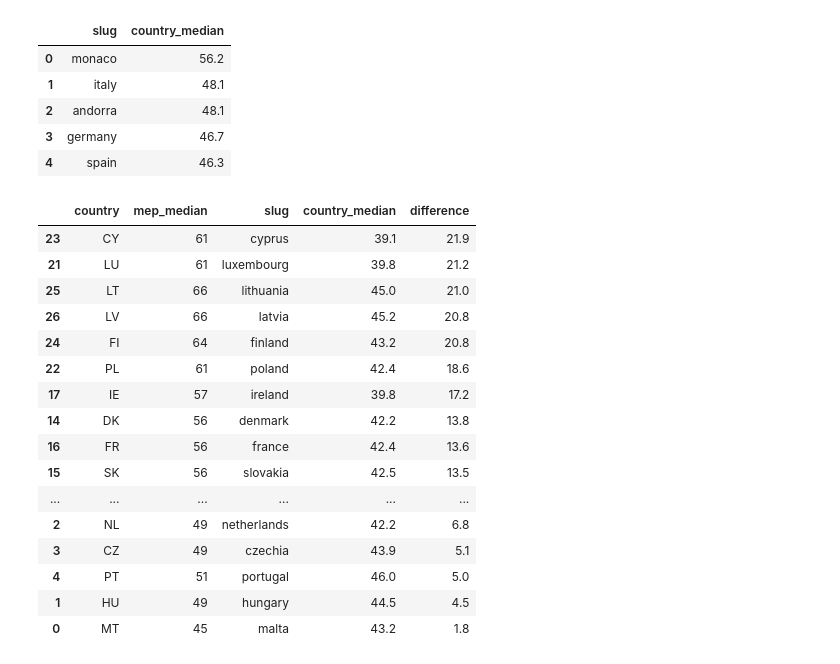
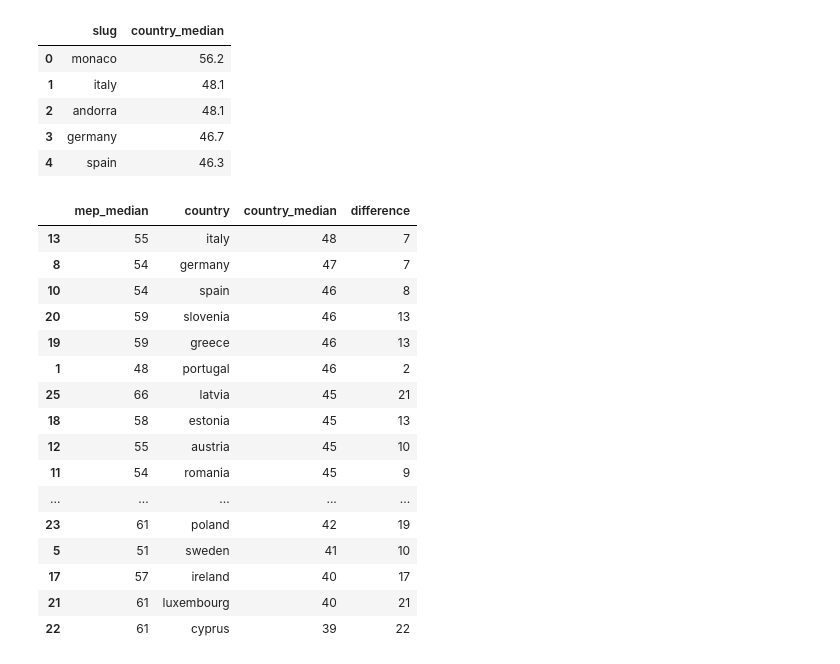
Before and after one commit to SWRdata/p081_euparlament_divers, a Jupyter notebook: analysis/analyse.ipynb, the cells around one changed output. Saved outputs shown, nothing was run; the diff lists cells and outputs as text; code cells hidden in the pictures.

```diff
--- a/analysis/analyse.ipynb
+++ b/analysis/analyse.ipynb
@@ -49,5 +49,5 @@ occupation_list[:5]
 # %%
-degree_list = ["vocational", "secondary", "university", "phd"]
+degree_list = ["secondary", "university", "phd"]
 # %%
 educated_at_list = []
 for list_entry in meps_df["educated_at"].tolist():
@@ -662,48 +728,52 @@ def get_country_code(slug):
         "SE": "sweden",
         "BG": "bulgaria",
         "HR": "croatia",
         "DE": "germany",
         "ES": "spain",
         "RO": "romania",
         "AT": "austria",
         "BE": "belgium",
         "IT": "italy",
         "SK": "slovakia",
         "FR": "france",
         "DK": "denmark",
         "IE": "ireland",
         "EE": "estonia",
         "GR": "greece",
         "SI": "slovenia",
         "CY": "cyprus",
         "LU": "luxembourg",
         "PL": "poland",
         "FI": "finland",
         "LV": "latvia",
         "LT": "lithuania"
     }
     return code_dict[slug]
 median_age_difference_df["slug"] = median_age_difference_df["country"].apply(get_country_code)
 median_age_difference_df = median_age_difference_df.rename(columns = {"median_age": "mep_median"})
 median_age_difference_df = median_age_difference_df.merge(ages_df, on = "slug", how = "left")
+median_age_difference_df = median_age_difference_df.drop(["country"], axis = 1)
+median_age_difference_df = median_age_difference_df.rename(columns = {"slug": "country"})
+median_age_difference_df["country_median"] = round(median_age_difference_df["country_median"], 0).astype(int)
 median_age_difference_df["difference"] = median_age_difference_df["mep_median"] - median_age_difference_df["country_median"]
-median_age_difference_df = median_age_difference_df.sort_values(by = "difference", ascending = False)
+median_age_difference_df = median_age_difference_df.sort_values("country_median", ascending = False)
+median_age_difference_df.to_csv("median_age_difference.csv", index = False, sep =";")
 median_age_difference_df
 # %% [output]
-|  | country | mep_median | slug | country_median | difference |
-| 23 | CY | 61 | cyprus | 39.1 | 21.9 |
-| 21 | LU | 61 | luxembourg | 39.8 | 21.2 |
-| 25 | LT | 66 | lithuania | 45.0 | 21.0 |
-| 26 | LV | 66 | latvia | 45.2 | 20.8 |
-| 24 | FI | 64 | finland | 43.2 | 20.8 |
-| 22 | PL | 61 | poland | 42.4 | 18.6 |
-| 17 | IE | 57 | ireland | 39.8 | 17.2 |
-| 14 | DK | 56 | denmark | 42.2 | 13.8 |
-| 16 | FR | 56 | france | 42.4 | 13.6 |
-| 15 | SK | 56 | slovakia | 42.5 | 13.5 |
-| ... | ... | ... | ... | ... | ... |
-| 2 | NL | 49 | netherlands | 42.2 | 6.8 |
-| 3 | CZ | 49 | czechia | 43.9 | 5.1 |
-| 4 | PT | 51 | portugal | 46.0 | 5.0 |
-| 1 | HU | 49 | hungary | 44.5 | 4.5 |
-| 0 | MT | 45 | malta | 43.2 | 1.8 |
+|  | mep_median | country | country_median | difference |
+| 13 | 55 | italy | 48 | 7 |
+| 8 | 54 | germany | 47 | 7 |
+| 10 | 54 | spain | 46 | 8 |
+| 20 | 59 | slovenia | 46 | 13 |
+| 19 | 59 | greece | 46 | 13 |
+| 1 | 48 | portugal | 46 | 2 |
+| 25 | 66 | latvia | 45 | 21 |
+| 18 | 58 | estonia | 45 | 13 |
+| 12 | 55 | austria | 45 | 10 |
+| 11 | 54 | romania | 45 | 9 |
+| ... | ... | ... | ... | ... |
+| 23 | 61 | poland | 42 | 19 |
+| 5 | 51 | sweden | 41 | 10 |
+| 17 | 57 | ireland | 40 | 17 |
+| 21 | 61 | luxembourg | 40 | 21 |
+| 22 | 61 | cyprus | 39 | 22 |
```
Also changed, not shown: parts of 42 cells of this notebook, 4 other files.
